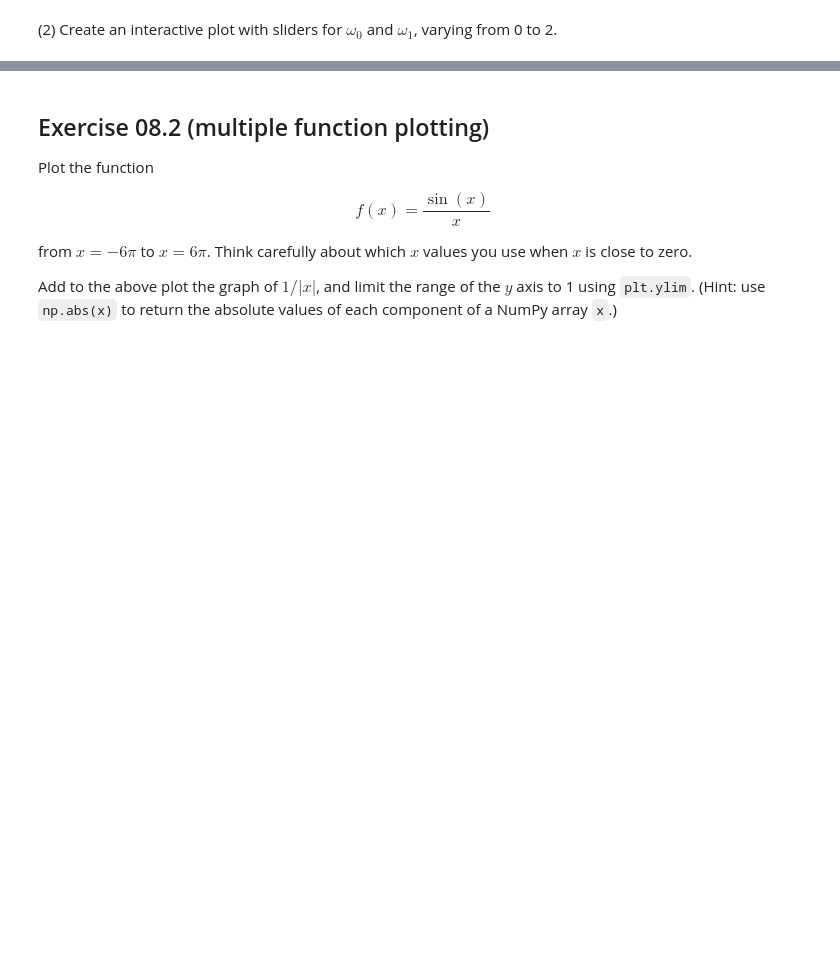
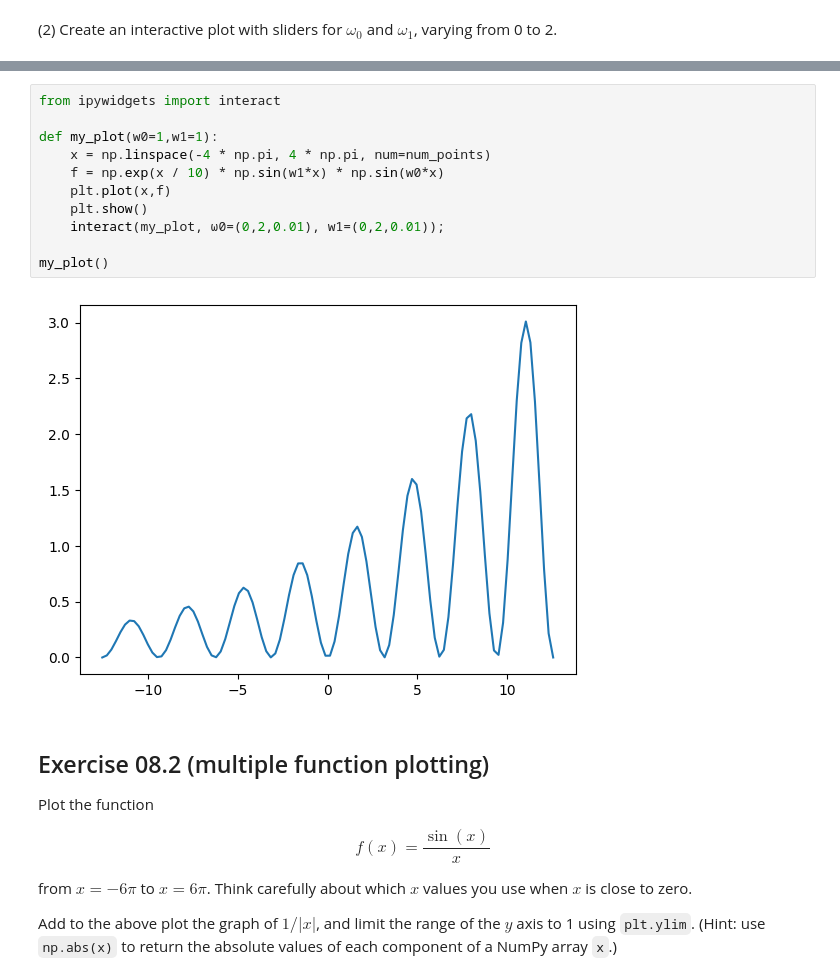
Before and after one commit to zzzarsa/PartIA-Computing-Michaelmas, a Jupyter notebook: Exercises/08 Exercises.ipynb, the cells around one changed output, grey strips where cells are left out. Cells and saved outputs as stored; diff of their text form; blank space fills up the shorter version.

```diff
--- a/Exercises/08 Exercises.ipynb
+++ b/Exercises/08 Exercises.ipynb
@@ -29,3 +29,16 @@ from ipywidgets import interact
+# %%
+from ipywidgets import interact
+
+def my_plot(w0=1,w1=1):
+    x = np.linspace(-4 * np.pi, 4 * np.pi, num=num_points)
+    f = np.exp(x / 10) * np.sin(w1*x) * np.sin(w0*x)
+    plt.plot(x,f)
+    plt.show()
+    interact(my_plot, ω0=(0,2,0.01), w1=(0,2,0.01));
+
+my_plot()
+# %% [output]
+[figure, added]
 # %% [markdown]
 ## Exercise 08.2 (multiple function plotting)
 
```
Also changed, not shown: parts of 2 cells of this notebook, 8 other files.
